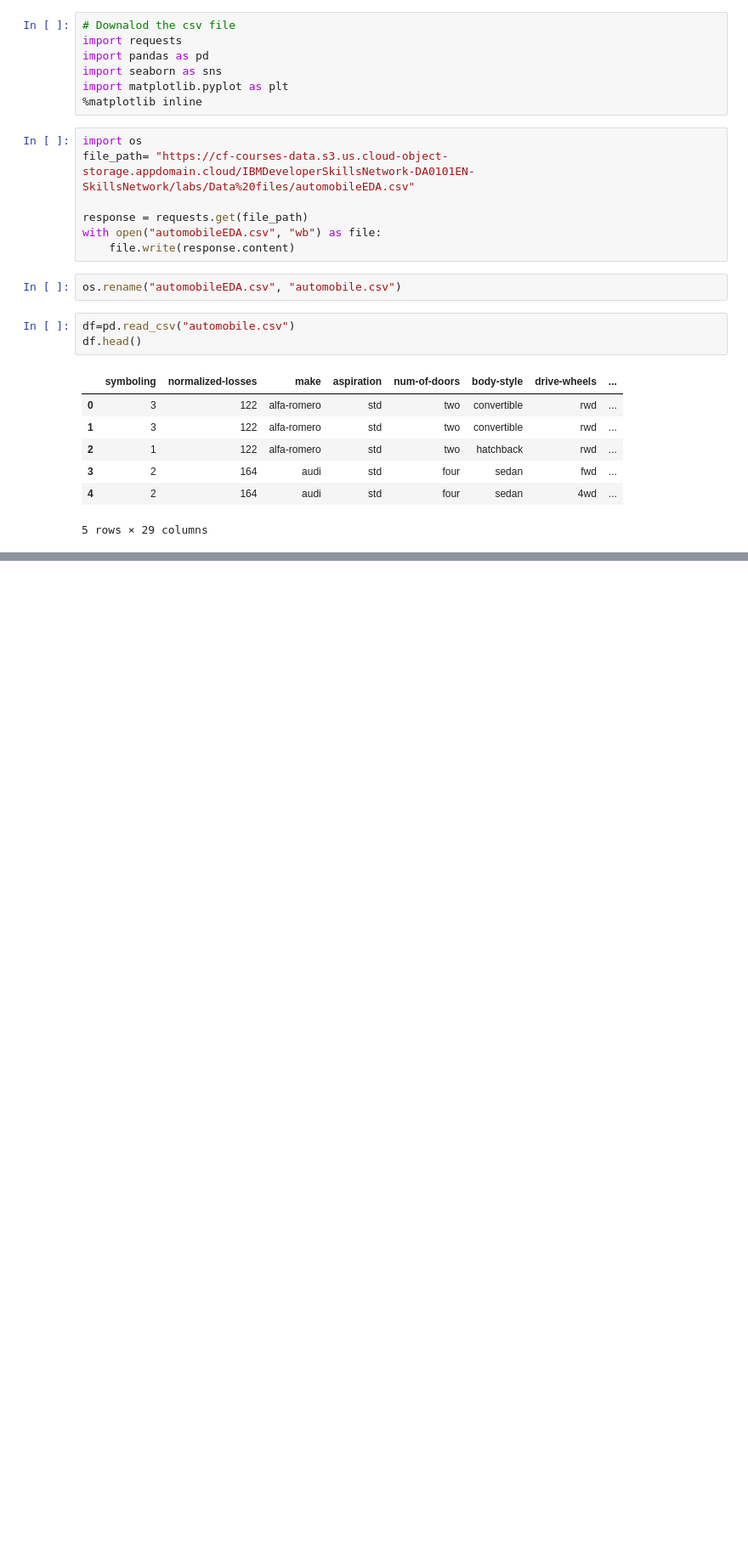
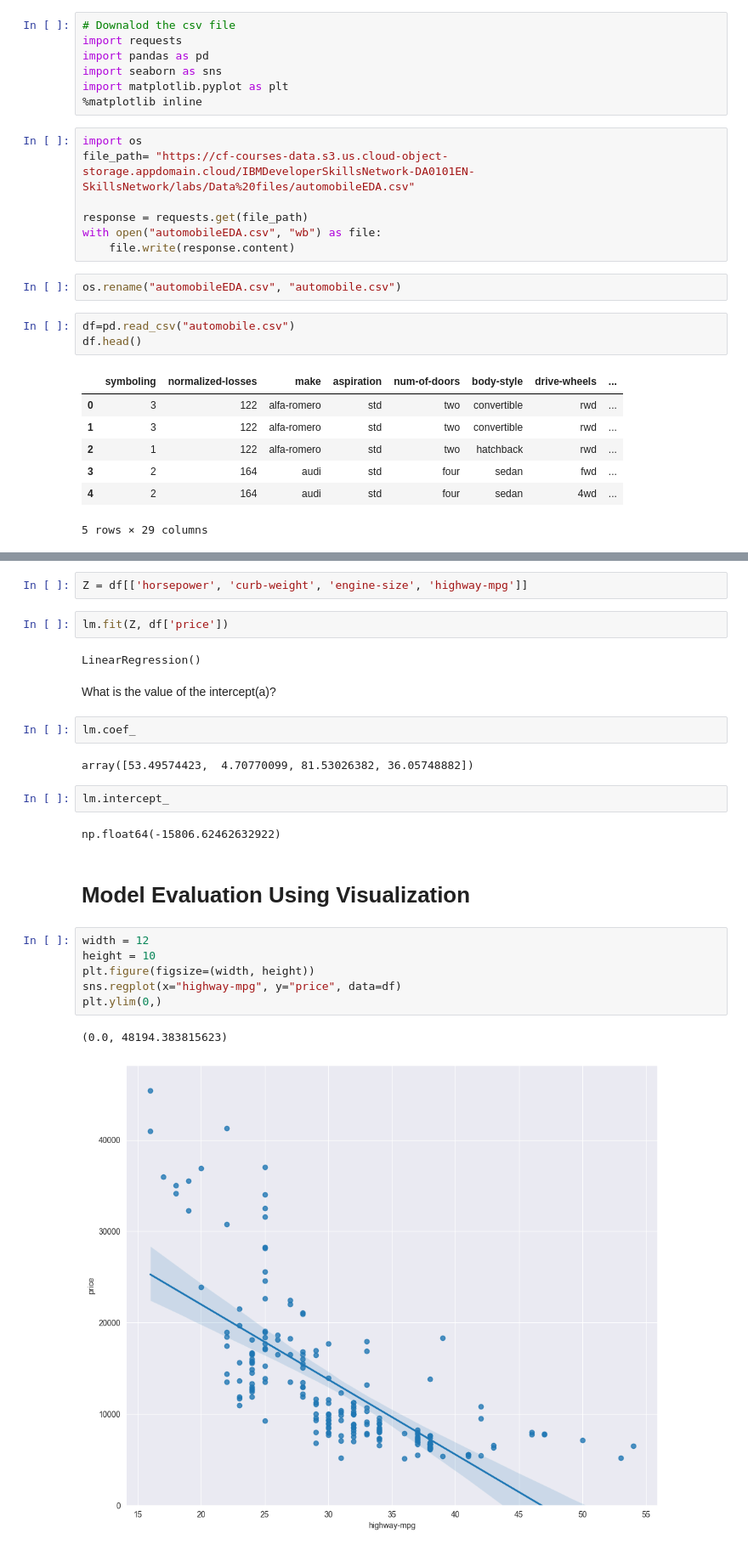
Before and after one commit to Hasan082/Data-Analysis, a Jupyter notebook: ModelDevelopment/develop_prediction_models.ipynb, the cells around one changed output, grey strips where cells are left out. Shown: that part at 85% size. Cells and saved outputs as stored; diff of their text form; blank space fills up the shorter version.

Commit message:
Model creation practice done

```diff
--- a/ModelDevelopment/develop_prediction_models.ipynb
+++ b/ModelDevelopment/develop_prediction_models.ipynb
@@ -41,0 +137,27 @@ df.head()
+# %%
+Z = df[['horsepower', 'curb-weight', 'engine-size', 'highway-mpg']]
+# %%
+lm.fit(Z, df['price'])
+# %% [output]
+LinearRegression()
+# %% [markdown]
+What is the value of the intercept(a)?
+# %%
+lm.coef_
+# %% [output]
+array([53.49574423,  4.70770099, 81.53026382, 36.05748882])
+# %%
+lm.intercept_
+# %% [output]
+np.float64(-15806.62462632922)
+# %% [markdown]
+# Model Evaluation Using Visualization
+# %%
+width = 12
+height = 10
+plt.figure(figsize=(width, height))
+sns.regplot(x="highway-mpg", y="price", data=df)
+plt.ylim(0,)
+# %% [output]
+(0.0, 48194.383815623)
+[figure, added]
```
Also changed, not shown: parts of 43 cells of this notebook.
